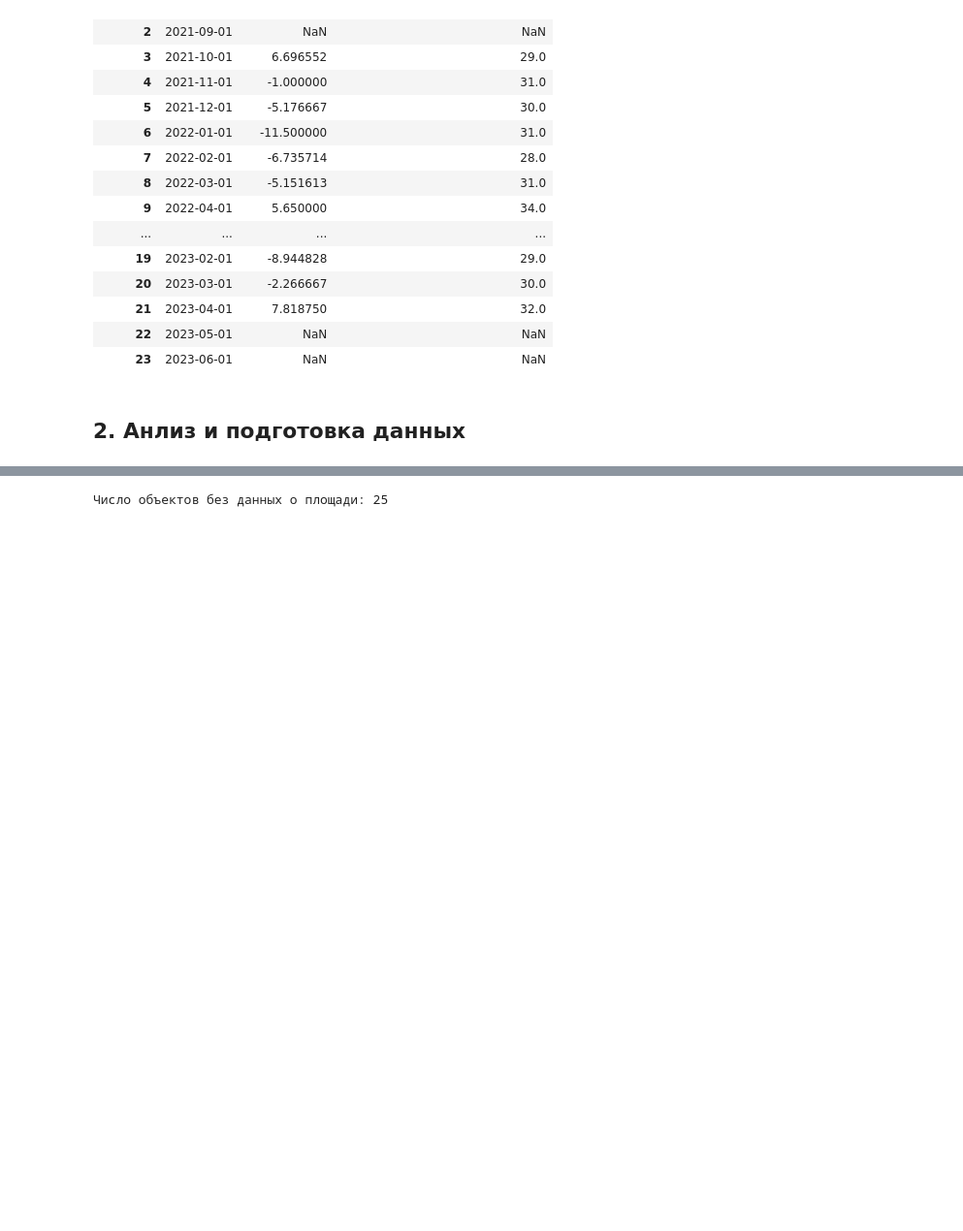
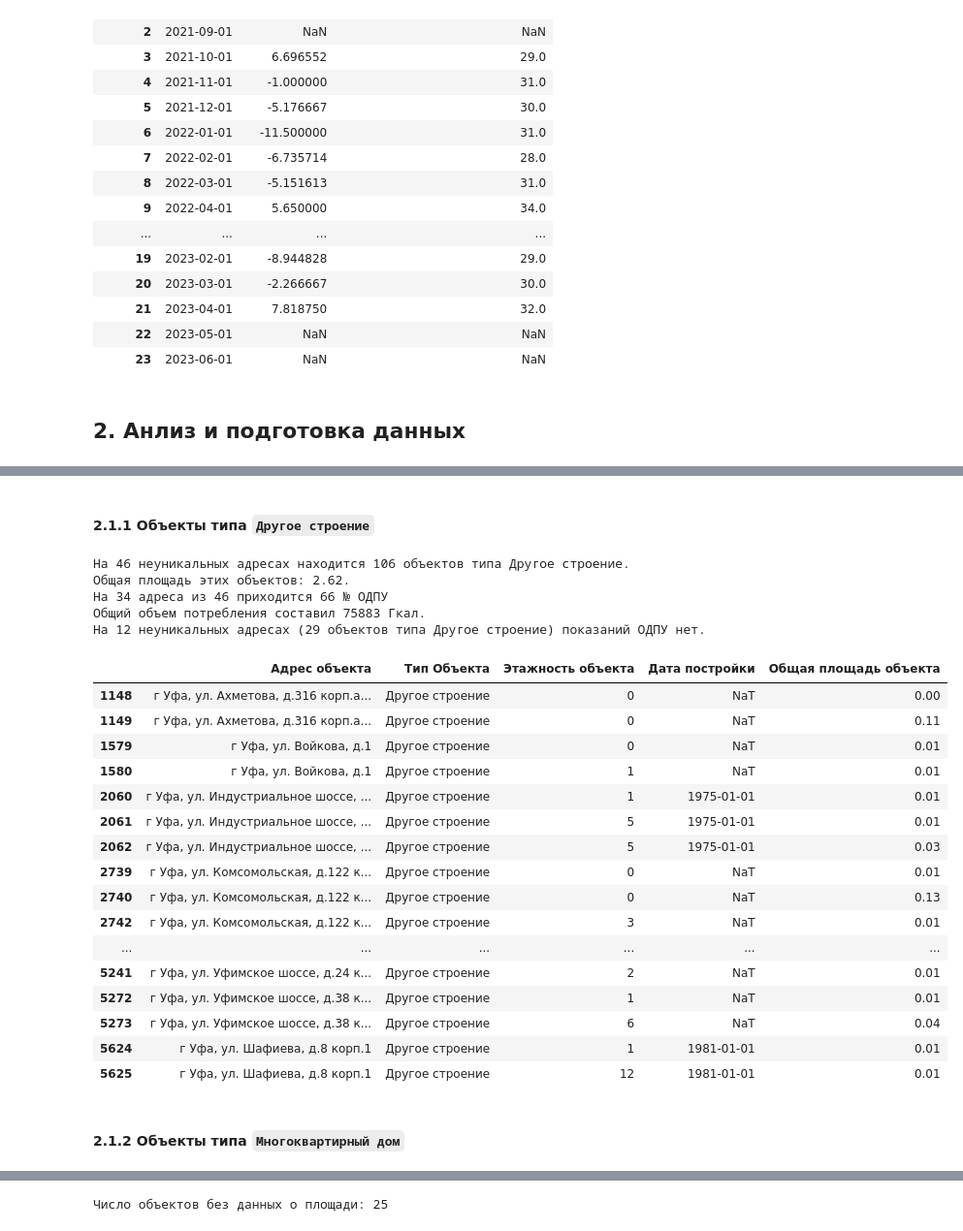
Before and after one commit to YaninaK/anomaly-detection, a Jupyter notebook: notebooks/01_EDA_&_data_preprocessing.ipynb, the cells around one changed output, grey strips where cells are left out. Shown at 97% size. Cells and saved outputs as stored; diff of their text form; code cells hidden in the pictures; blank space fills up the shorter version.

````diff
--- a/notebooks/01_EDA_&_data_preprocessing.ipynb
+++ b/notebooks/01_EDA_&_data_preprocessing.ipynb
@@ -127,0 +130,4 @@ data, buildings = preprocess.fit_transform(data, buildings)
+# %%
+df = buildings.groupby(["Тип Объекта", "Адрес объекта"])["Общая площадь объекта"].count()
+df = df[df > 1].reset_index()
+df
@@ -127,0 +162,55 @@ data, buildings = preprocess.fit_transform(data, buildings)
+# %% [markdown]
+#### 2.1.1 Объекты типа ```Другое строение```
+# %%
+s = "Другое строение"
+selection = df[df["Тип Объекта"] == s]["Адрес объекта"].tolist()
+n_address = len(selection)
+
+cond_1a = data["Тип объекта"]==s
+cond_2a = data["Адрес объекта"].isin(selection)
+cond_1b = buildings["Тип Объекта"]==s
+cond_2b = buildings["Адрес объекта"].isin(selection)
+
+df1 = data[cond_1a & cond_2a]
+df2 = buildings[cond_1b & cond_2b]
+
+n_objects = df2.shape[0]
+n_billed_address = df1["Адрес объекта"].nunique()
+n_odpu = df1["№ ОДПУ"].nunique()
+consumed = df1["Текущее потребление, Гкал"].sum()
+
+no_bills = set(selection) - set(df1["Адрес объекта"])
+no_bills_objects = df2[df2['Адрес объекта'].isin(no_bills)].iloc[:, :-1]
+
+print(f"На {n_address} неуникальных адресах находится {n_objects} объектов типа {s}.")
+print(f'Общая площадь этих объектов: {df2["Общая площадь объекта"].sum()}.')
+print(f'На {n_billed_address} адреса из {n_address} приходится {n_odpu} № ОДПУ')
+print(f'Oбщий объем потребления составил{consumed: .0f} Гкал.')
+print(f'На {len(no_bills)} неуникальных адресах ({len(no_bills_objects)} объектов типа {s}) показаний ОДПУ нет.\n')
+
+no_bills_objects
+# %% [output]
+На 46 неуникальных адресах находится 106 объектов типа Другое строение.
+Общая площадь этих объектов: 2.62.
+На 34 адреса из 46 приходится 66 № ОДПУ
+Oбщий объем потребления составил 75883 Гкал.
+На 12 неуникальных адресах (29 объектов типа Другое строение) показаний ОДПУ нет.
+|  | Адрес объекта | Тип Объекта | Этажность объекта | Дата постройки | Общая площадь объекта |
+| 1148 | г Уфа, ул. Ахметова, д.316 корп.а... | Другое строение | 0 | NaT | 0.00 |
+| 1149 | г Уфа, ул. Ахметова, д.316 корп.а... | Другое строение | 0 | NaT | 0.11 |
+| 1579 | г Уфа, ул. Войкова, д.1 | Другое строение | 0 | NaT | 0.01 |
+| 1580 | г Уфа, ул. Войкова, д.1 | Другое строение | 1 | NaT | 0.01 |
+| 2060 | г Уфа, ул. Индустриальное шоссе, ... | Другое строение | 1 | 1975-01-01 | 0.01 |
+| 2061 | г Уфа, ул. Индустриальное шоссе, ... | Другое строение | 5 | 1975-01-01 | 0.01 |
+| 2062 | г Уфа, ул. Индустриальное шоссе, ... | Другое строение | 5 | 1975-01-01 | 0.03 |
+| 2739 | г Уфа, ул. Комсомольская, д.122 к... | Другое строение | 0 | NaT | 0.01 |
+| 2740 | г Уфа, ул. Комсомольская, д.122 к... | Другое строение | 0 | NaT | 0.13 |
+| 2742 | г Уфа, ул. Комсомольская, д.122 к... | Другое строение | 3 | NaT | 0.01 |
+| ... | ... | ... | ... | ... | ... |
+| 5241 | г Уфа, ул. Уфимское шоссе, д.24 к... | Другое строение | 2 | NaT | 0.01 |
+| 5272 | г Уфа, ул. Уфимское шоссе, д.38 к... | Другое строение | 1 | NaT | 0.01 |
+| 5273 | г Уфа, ул. Уфимское шоссе, д.38 к... | Другое строение | 6 | NaT | 0.04 |
+| 5624 | г Уфа, ул. Шафиева, д.8 корп.1 | Другое строение | 1 | 1981-01-01 | 0.01 |
+| 5625 | г Уфа, ул. Шафиева, д.8 корп.1 | Другое строение | 12 | 1981-01-01 | 0.01 |
+# %% [markdown]
+#### 2.1.2 Объекты типа ```Многоквартирный дом```
````
Also changed, not shown: parts of 27 cells of this notebook.
